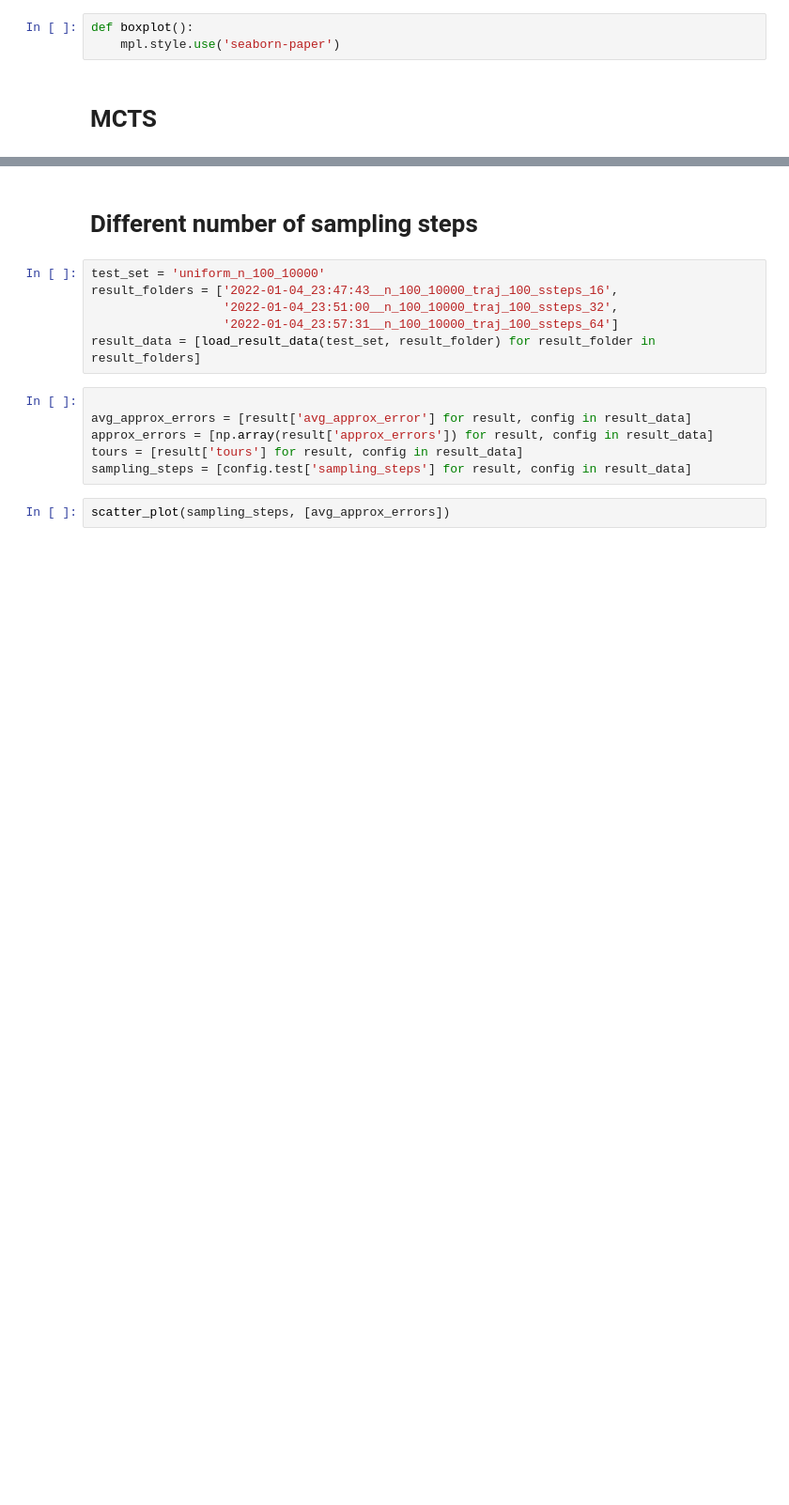
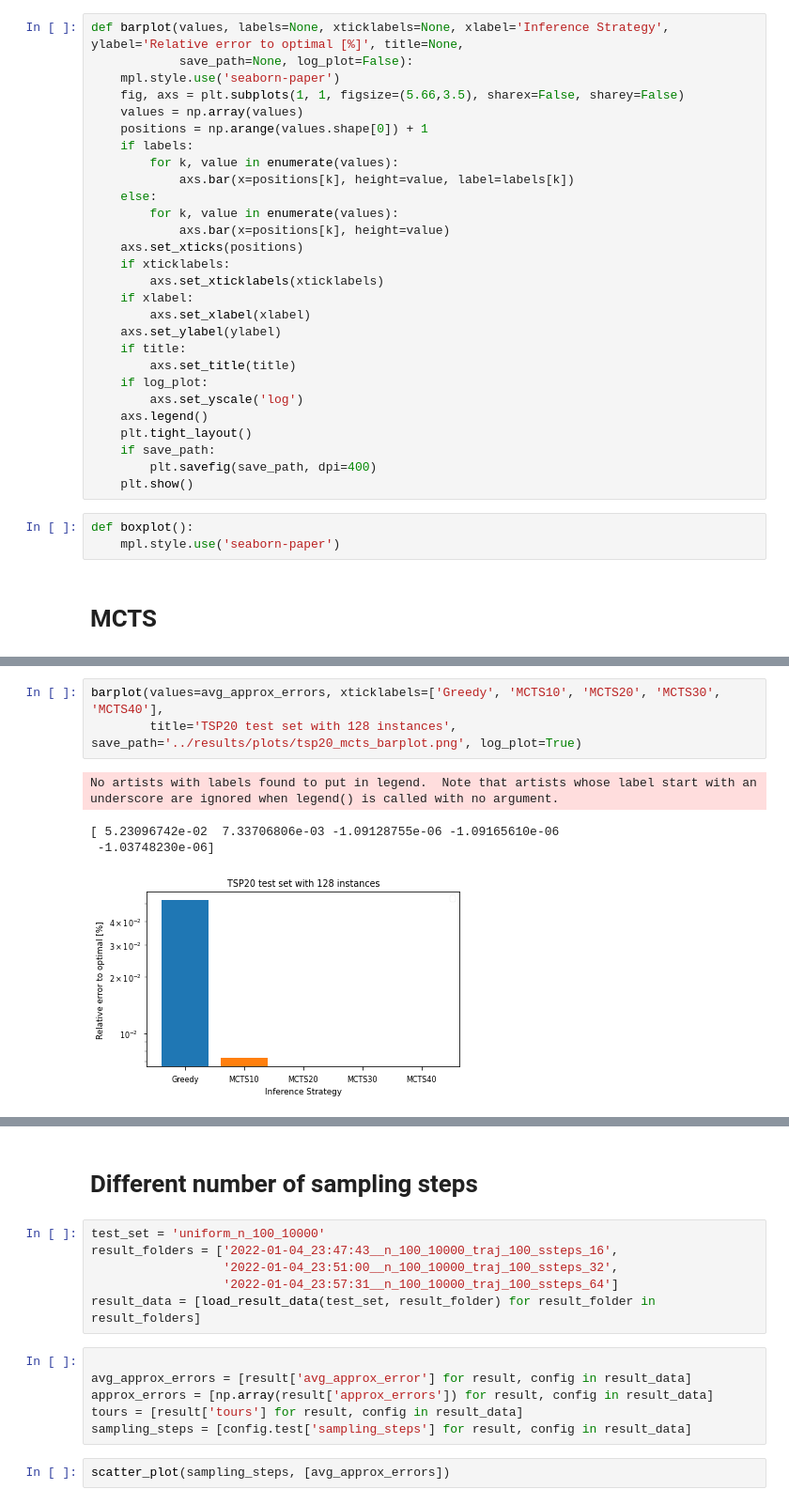
Before and after one commit to dschaub95/rltsp, a Jupyter notebook: notebooks/test_visualization.ipynb, the cells around one changed output, grey strips where cells are left out. Shown at 94% size. Saved outputs shown, nothing was run; the diff lists cells and outputs as text; blank space fills up the shorter version.

```diff
--- a/notebooks/test_visualization.ipynb
+++ b/notebooks/test_visualization.ipynb
@@ -38,3 +49,31 @@ def scatter_plot(x_steps, avg_approx_errors, labels, title, xlabel, save_path, y
+# %%
+def barplot(values, labels=None, xticklabels=None, xlabel='Inference Strategy', ylabel='Relative error to optimal [%]', title=None,
+            save_path=None, log_plot=False):
+    mpl.style.use('seaborn-paper')
+    fig, axs = plt.subplots(1, 1, figsize=(5.66,3.5), sharex=False, sharey=False)
+    values = np.array(values)
+    positions = np.arange(values.shape[0]) + 1
+    if labels:
+        for k, value in enumerate(values):
+            axs.bar(x=positions[k], height=value, label=labels[k])
+    else:
+        for k, value in enumerate(values):
+            axs.bar(x=positions[k], height=value)
+    axs.set_xticks(positions)
+    if xticklabels:
+        axs.set_xticklabels(xticklabels)
+    if xlabel:
+        axs.set_xlabel(xlabel)
+    axs.set_ylabel(ylabel)
+    if title:
+        axs.set_title(title)
+    if log_plot:
+        axs.set_yscale('log')
+    axs.legend()
+    plt.tight_layout()
+    if save_path:
+        plt.savefig(save_path, dpi=400)
+    plt.show()
 # %%
 def boxplot():
     mpl.style.use('seaborn-paper')
@@ -49,0 +115,8 @@ result_data = [load_result_data(test_set, result_folder) for result_folder in re
+# %%
+barplot(values=avg_approx_errors, xticklabels=['Greedy', 'MCTS10', 'MCTS20', 'MCTS30', 'MCTS40'],
+        title='TSP20 test set with 128 instances', save_path='../results/plots/tsp20_mcts_barplot.png', log_plot=True)
+# %% [output]
+No artists with labels found to put in legend.  Note that artists whose label start with an underscore are ignored when legend() is called with no argument.
+[ 5.23096742e-02  7.33706806e-03 -1.09128755e-06 -1.09165610e-06
+ -1.03748230e-06]
+[figure, added]
```
Also changed, not shown: parts of 15 cells of this notebook.
